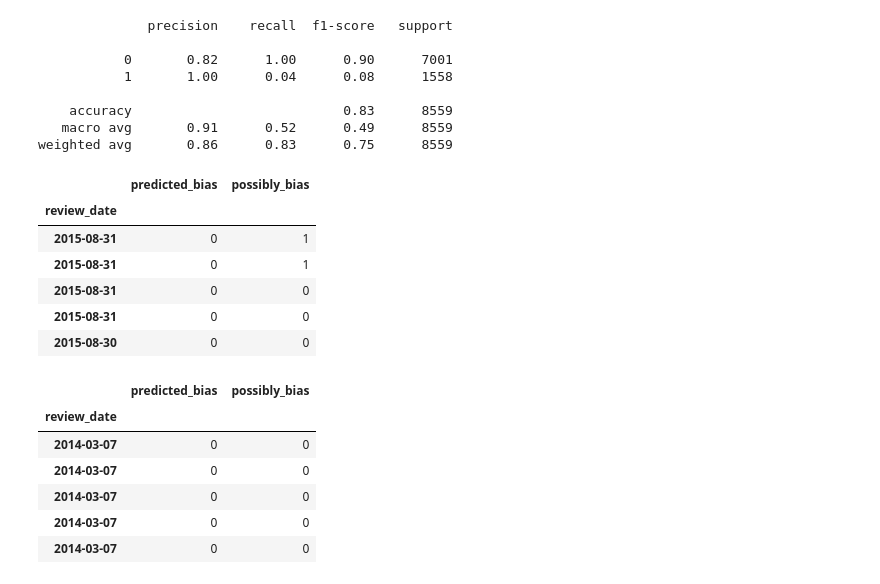
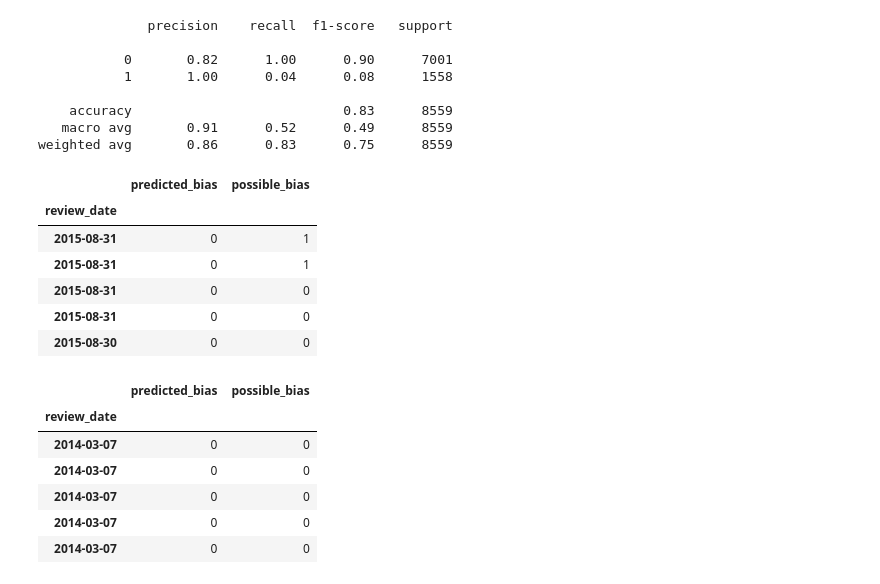
Before and after one commit to Th33na/project-fakers, a Jupyter notebook: project_fakers.ipynb, the cells around one changed output. Drawn from its saved outputs; the diff is of its cells as text; code cells hidden in the pictures.

```diff
--- a/project_fakers.ipynb
+++ b/project_fakers.ipynb
@@ -659,25 +659,25 @@ weighted avg       0.86      0.83      0.75      8559
 # %%
 # create a predictions DataFrame
 lr_predictions_df = pd.DataFrame(index=X_test.index)
 
 # add the logistic regression predictions to the DataFrame
 lr_predictions_df["predicted_bias"] = lr_pred
 
 # add the possible bias to the DataFrame
-lr_predictions_df["possibly_bias"] = roku_df["possible_bias"].loc[testing_begin_date:]
+lr_predictions_df["possible_bias"] = roku_df["possible_bias"].loc[testing_begin_date:]
 
 # review the DataFrame
 display(lr_predictions_df.head())
 display(lr_predictions_df.tail())
 # %% [output]
-|  | predicted_bias | possibly_bias |
+|  | predicted_bias | possible_bias |
 | review_date |  |  |
 | 2015-08-31 | 0 | 1 |
 | 2015-08-31 | 0 | 1 |
 | 2015-08-31 | 0 | 0 |
 | 2015-08-31 | 0 | 0 |
 | 2015-08-30 | 0 | 0 |
-|  | predicted_bias | possibly_bias |
+|  | predicted_bias | possible_bias |
 | review_date |  |  |
 | 2014-03-07 | 0 | 0 |
 | 2014-03-07 | 0 | 0 |
```
Also changed, not shown: parts of 1 cell of this notebook.
